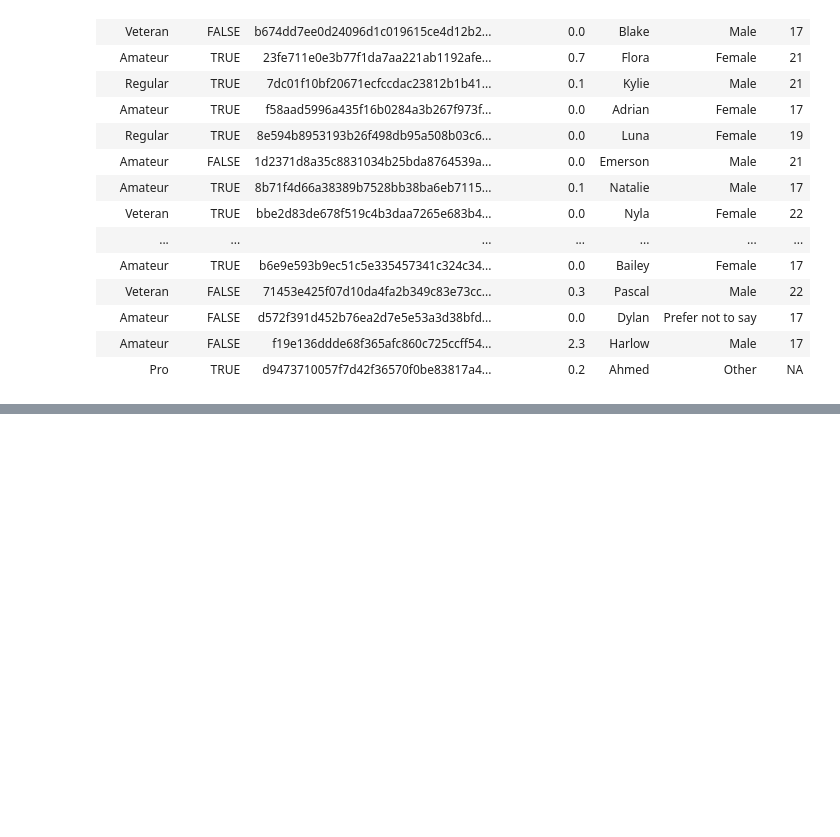
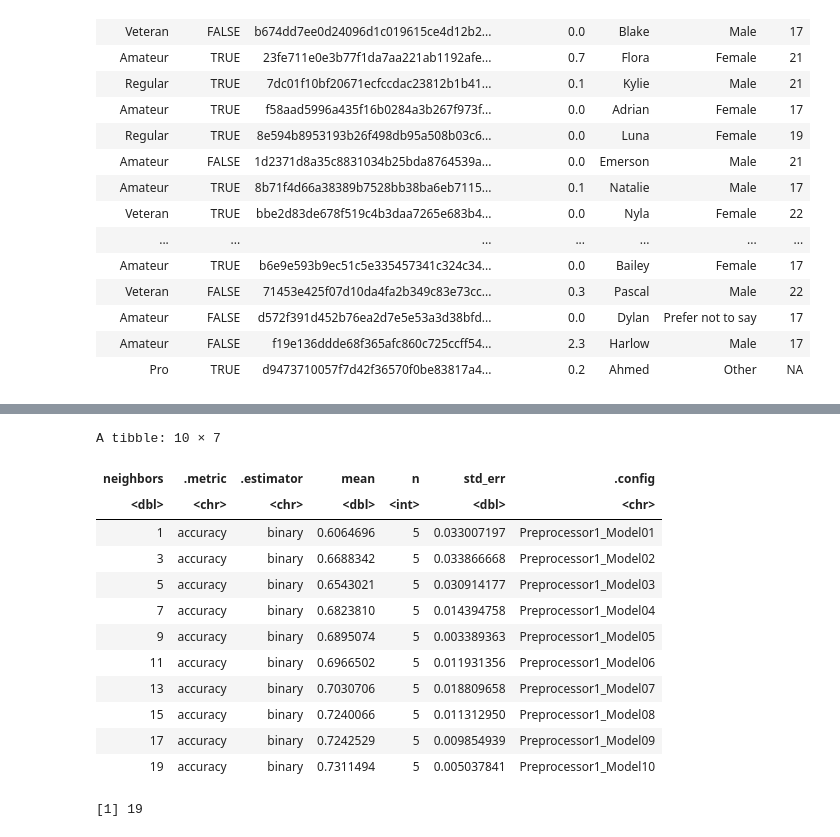
Before and after one commit to KatieHoang-oss/dsci-100-project, a Jupyter notebook: final_project.ipynb, the cells around one changed output, grey strips where cells are left out. Saved outputs shown, nothing was run; the diff lists cells and outputs as text; code cells hidden in the pictures; blank space fills up the shorter version.

```diff
--- a/final_project.ipynb
+++ b/final_project.ipynb
@@ -99,0 +115,50 @@ A tibble: 194 × 5
+# %%
+set.seed(2025)
+players_split <- initial_split(players_clean, prop = 0.75, strata = subscribe)
+players_train <- training(players_split)
+players_test <- testing(players_split)
+
+players_recipe <- recipe(subscribe ~ Age + played_hours + experience, data = players_train) |>
+step_scale(all_numeric_predictors()) |>
+step_center(all_numeric_predictors())
+
+knn_spec <- nearest_neighbor(weight_func = "rectangular", neighbors = tune()) |>
+set_engine("kknn") |>
+set_mode("classification")
+
+players_folds <- vfold_cv(players_train, v = 5, strata = subscribe)
+
+k_vals = tibble(neighbors = seq(from = 1, to = 20, by = 2))
+
+knn_fit <- workflow() |>
+  add_recipe(players_recipe) |>
+  add_model(knn_spec)|>
+tune_grid(resamples = players_folds, grid = k_vals) |>
+collect_metrics()
+
+accuracies <- knn_fit |>
+filter(.metric == "accuracy")
+
+accuracies
+# %% [output]
+A tibble: 10 × 7
+| neighbors | .metric | .estimator | mean | n | std_err | .config |
+| <dbl> | <chr> | <chr> | <dbl> | <int> | <dbl> | <chr> |
+| 1 | accuracy | binary | 0.6064696 | 5 | 0.033007197 | Preprocessor1_Model01 |
+| 3 | accuracy | binary | 0.6688342 | 5 | 0.033866668 | Preprocessor1_Model02 |
+| 5 | accuracy | binary | 0.6543021 | 5 | 0.030914177 | Preprocessor1_Model03 |
+| 7 | accuracy | binary | 0.6823810 | 5 | 0.014394758 | Preprocessor1_Model04 |
+| 9 | accuracy | binary | 0.6895074 | 5 | 0.003389363 | Preprocessor1_Model05 |
+| 11 | accuracy | binary | 0.6966502 | 5 | 0.011931356 | Preprocessor1_Model06 |
+| 13 | accuracy | binary | 0.7030706 | 5 | 0.018809658 | Preprocessor1_Model07 |
+| 15 | accuracy | binary | 0.7240066 | 5 | 0.011312950 | Preprocessor1_Model08 |
+| 17 | accuracy | binary | 0.7242529 | 5 | 0.009854939 | Preprocessor1_Model09 |
+| 19 | accuracy | binary | 0.7311494 | 5 | 0.005037841 | Preprocessor1_Model10 |
+# %%
+best_k <-  accuracies |>
+arrange(desc(mean)) |>
+head(1) |>
+pull(neighbors)
+best_k
+# %% [output]
+[1] 19
```
Also changed, not shown: parts of 7 cells of this notebook.
